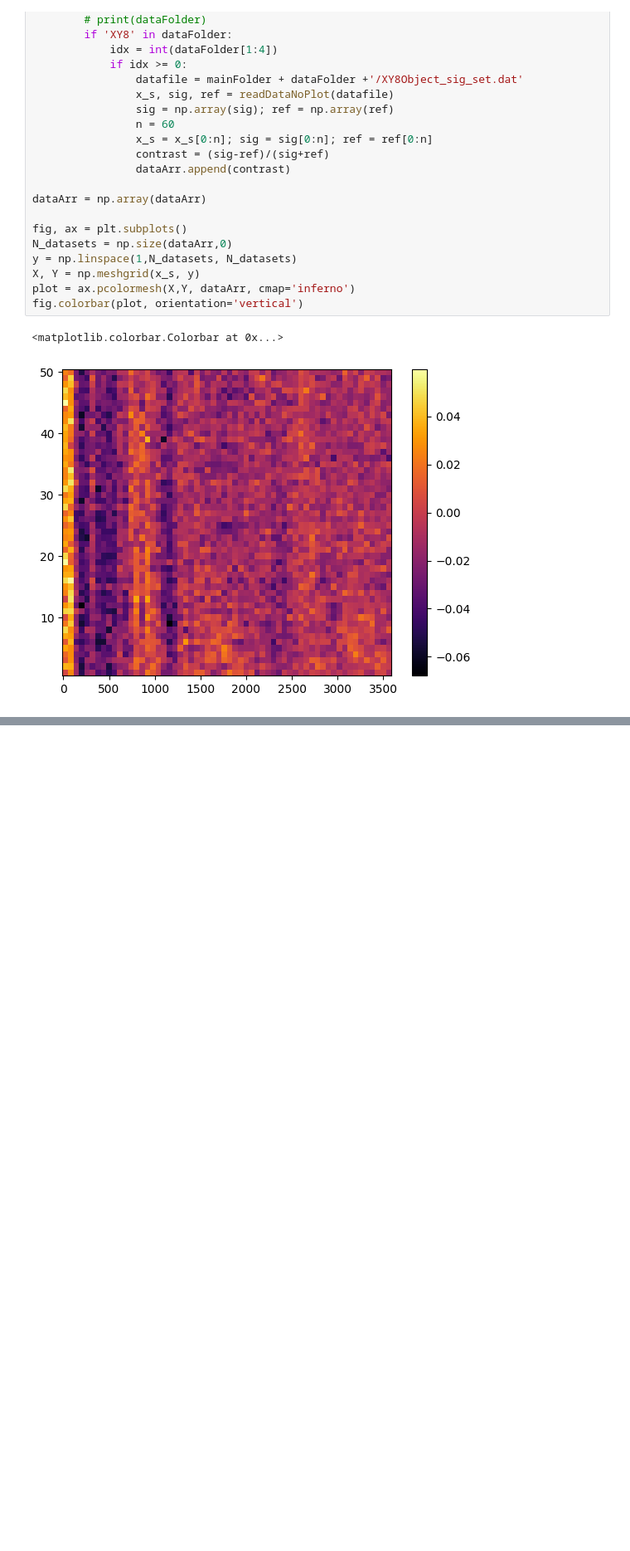
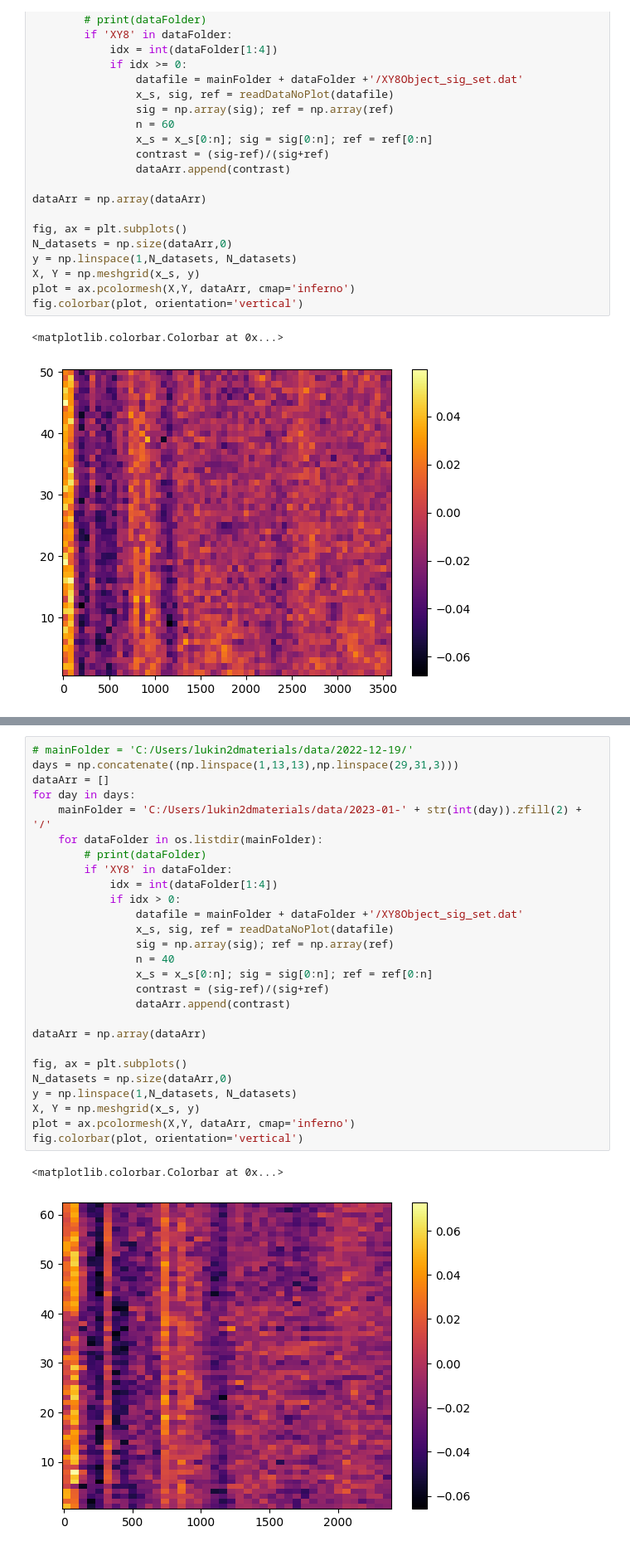
Before and after one commit to lukinlab2d/NV_control, a Jupyter notebook: B00_codes/dataReader_nb.ipynb, the cells around one changed output, grey strips where cells are left out. Shown at 83% size. Saved outputs shown, nothing was run; the diff lists cells and outputs as text; blank space fills up the shorter version.

```diff
--- a/B00_codes/dataReader_nb.ipynb
+++ b/B00_codes/dataReader_nb.ipynb
@@ -280,2 +310,32 @@ for dataFolder in os.listdir(mainFolder):
+# %%
+# mainFolder = 'C:/Users/lukin2dmaterials/data/2022-12-19/'
+days = np.concatenate((np.linspace(1,13,13),np.linspace(29,31,3)))
+dataArr = []
+for day in days:
+    mainFolder = 'C:/Users/lukin2dmaterials/data/2023-01-' + str(int(day)).zfill(2) + '/'
+    for dataFolder in os.listdir(mainFolder):
+        # print(dataFolder)
+        if 'XY8' in dataFolder:
+            idx = int(dataFolder[1:4])
+            if idx > 0:
+                datafile = mainFolder + dataFolder +'/XY8Object_sig_set.dat'
+                x_s, sig, ref = readDataNoPlot(datafile)
+                sig = np.array(sig); ref = np.array(ref)
+                n = 40
+                x_s = x_s[0:n]; sig = sig[0:n]; ref = ref[0:n]
+                contrast = (sig-ref)/(sig+ref)
+                dataArr.append(contrast)
+
+dataArr = np.array(dataArr)
+
+fig, ax = plt.subplots()
+N_datasets = np.size(dataArr,0)
+y = np.linspace(1,N_datasets, N_datasets)
+X, Y = np.meshgrid(x_s, y)
+plot = ax.pcolormesh(X,Y, dataArr, cmap='inferno')
+fig.colorbar(plot, orientation='vertical')
+# %% [output]
+<matplotlib.colorbar.Colorbar at 0x...>
+[figure, added]
 # %%
 # mainFolder = 'C:/Users/lukin2dmaterials/data/2022-12-19/'
```
Also changed, not shown: parts of 5 cells of this notebook, 5 other files.
